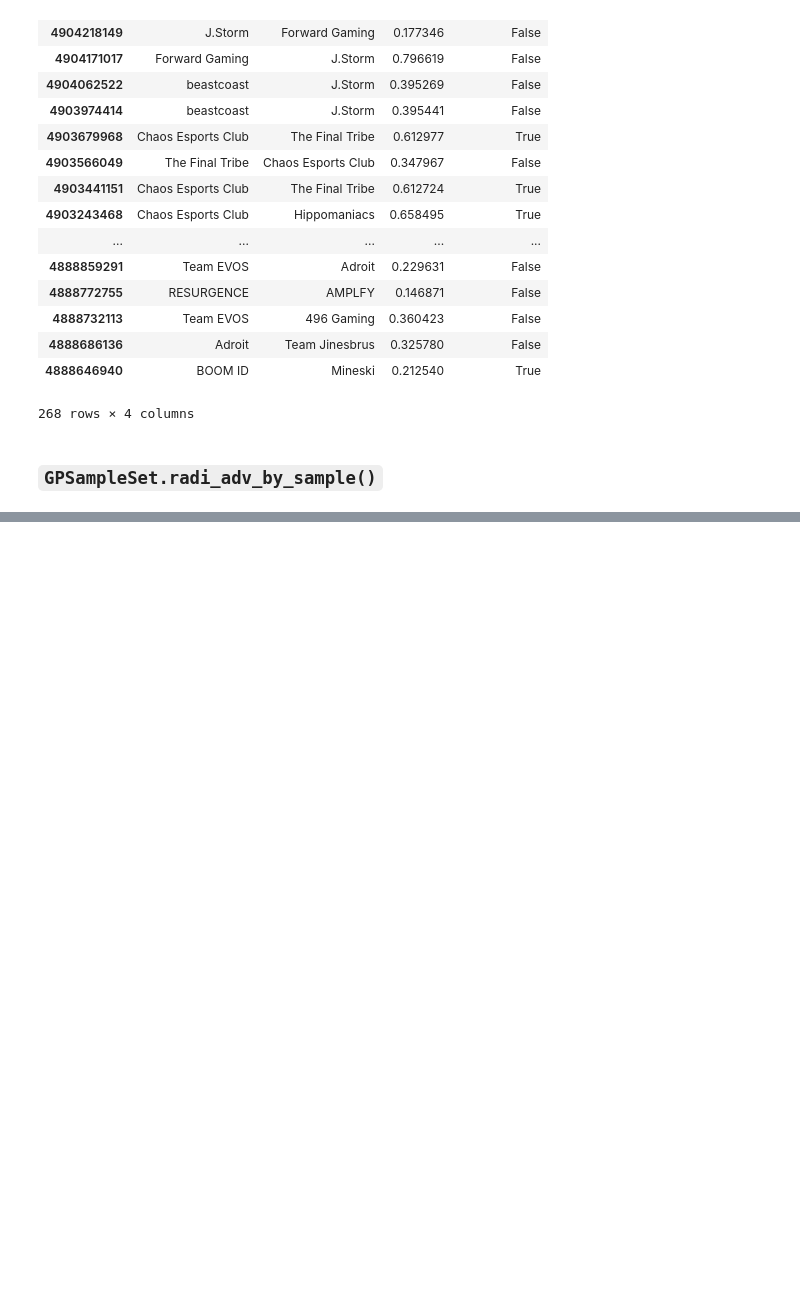
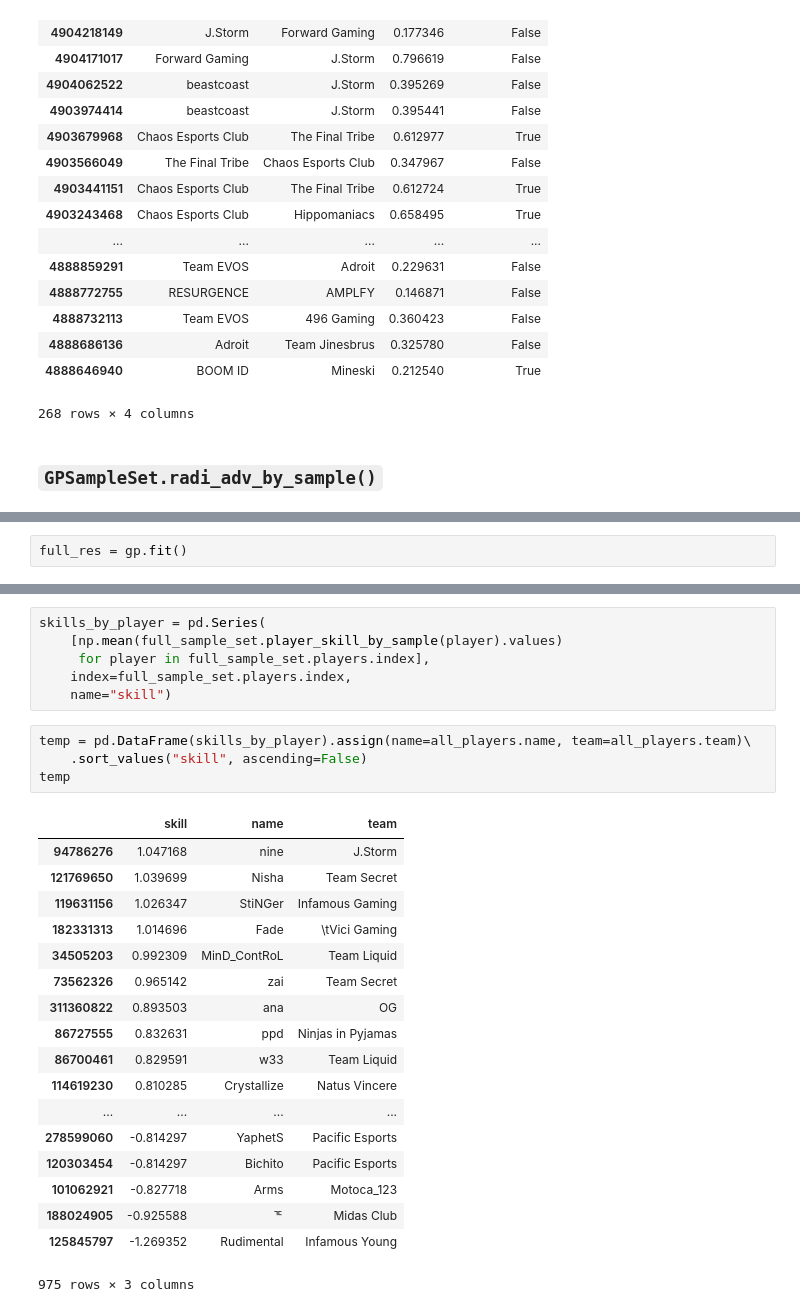
Before and after one commit to yl3/dota2, a Jupyter notebook: notebooks/10-test_numerical_optimisation.20190731.ipynb, the cells around one changed output, grey strips where cells are left out. Drawn from its saved outputs; the diff is of its cells as text; blank space fills up the shorter version.

```diff
--- a/notebooks/10-test_numerical_optimisation.20190731.ipynb
+++ b/notebooks/10-test_numerical_optimisation.20190731.ipynb
@@ -425,0 +314,2 @@ plt.scatter(range(len(first_match_win_probs)),
+# %%
+full_res = gp.fit()
@@ -425,0 +349,29 @@ plt.scatter(range(len(first_match_win_probs)),
+# %%
+skills_by_player = pd.Series(
+    [np.mean(full_sample_set.player_skill_by_sample(player).values)
+     for player in full_sample_set.players.index],
+    index=full_sample_set.players.index,
+    name="skill")
+# %%
+temp = pd.DataFrame(skills_by_player).assign(name=all_players.name, team=all_players.team)\
+    .sort_values("skill", ascending=False)
+temp
+# %% [output]
+|  | skill | name | team |
+| 94786276 | 1.047168 | nine | J.Storm |
+| 121769650 | 1.039699 | Nisha | Team Secret |
+| 119631156 | 1.026347 | StiNGer | Infamous Gaming |
+| 182331313 | 1.014696 | Fade | \tVici Gaming |
+| 34505203 | 0.992309 | MinD_ContRoL | Team Liquid |
+| 73562326 | 0.965142 | zai | Team Secret |
+| 311360822 | 0.893503 | ana | OG |
+| 86727555 | 0.832631 | ppd | Ninjas in Pyjamas |
+| 86700461 | 0.829591 | w33 | Team Liquid |
+| 114619230 | 0.810285 | Crystallize | Natus Vincere |
+| ... | ... | ... | ... |
+| 278599060 | -0.814297 | YaphetS | Pacific Esports |
+| 120303454 | -0.814297 | Bichito | Pacific Esports |
+| 101062921 | -0.827718 | Arms | Motoca_123 |
+| 188024905 | -0.925588 | ᅚ | Midas Club |
+| 125845797 | -1.269352 | Rudimental | Infamous Young |
+975 rows × 3 columns
```
Also changed, not shown: parts of 47 cells of this notebook, 4 other files.
